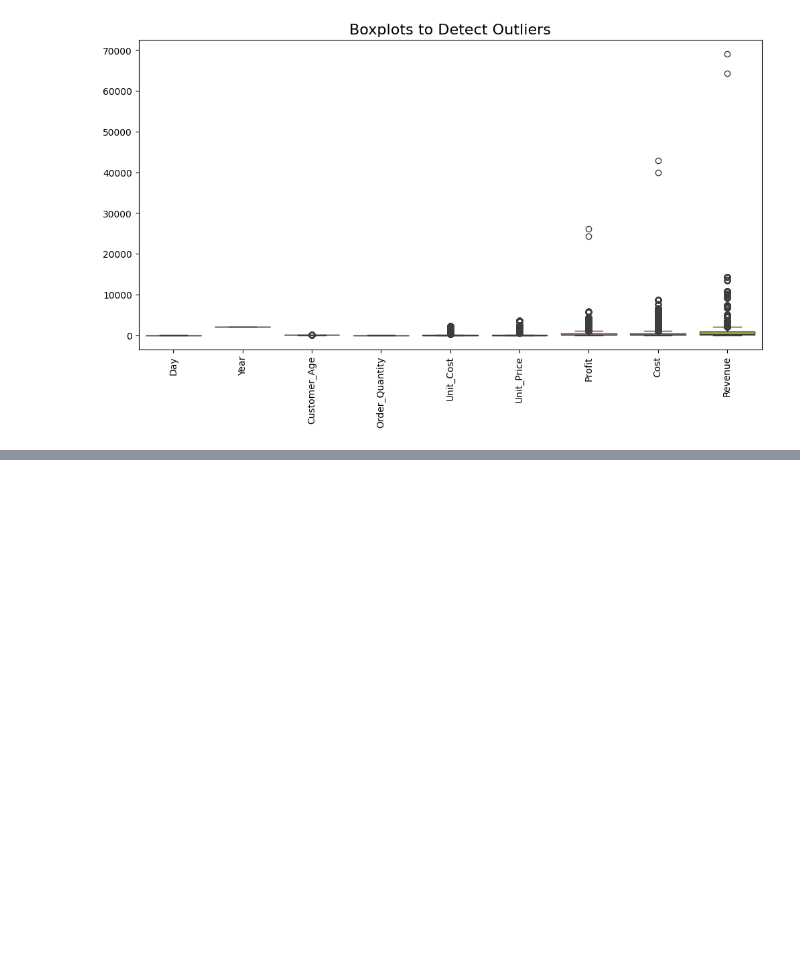
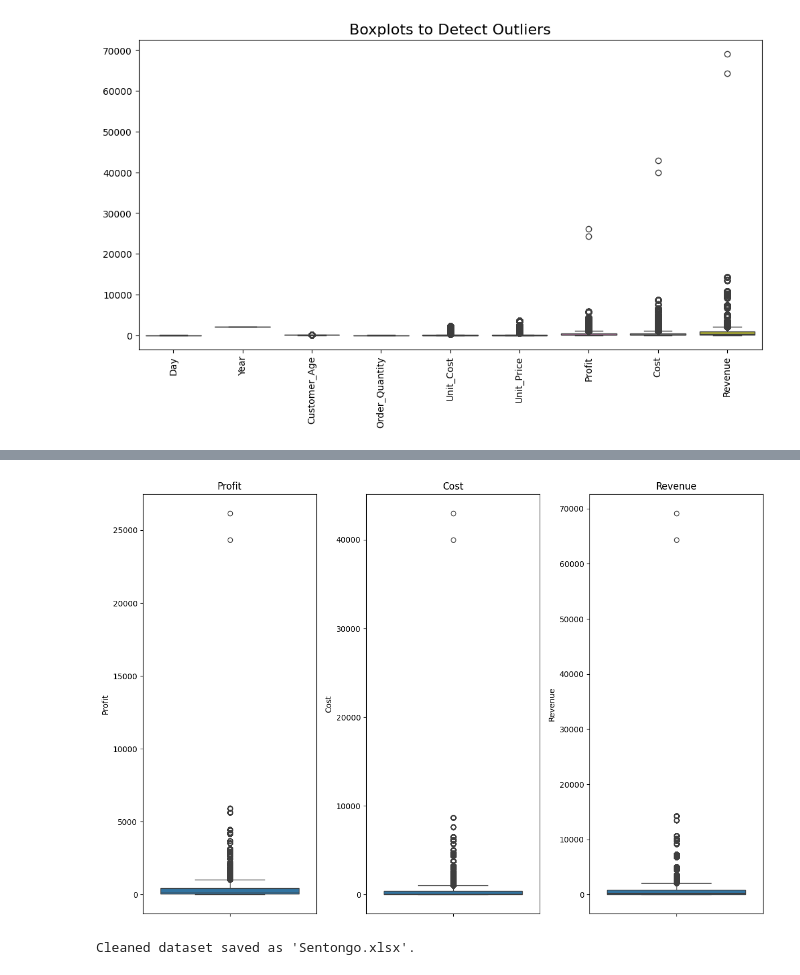
Before and after one commit to sentongo-web/Data-mining, a Jupyter notebook: Bike_Sales.ipynb, the cells around one changed output, grey strips where cells are left out. Saved outputs shown, nothing was run; the diff lists cells and outputs as text; code cells hidden in the pictures; blank space fills up the shorter version.

```diff
--- a/Bike_Sales.ipynb
+++ b/Bike_Sales.ipynb
@@ -145,0 +165,31 @@ plt.show()
+# %%
+# Plotting boxplots to visualize outliers
+plt.figure(figsize=(12, 8))
+plt.subplot(1, 3, 1)
+sns.boxplot(y=bike_sales['Profit'])
+plt.title('Profit')
+
+plt.subplot(1, 3, 2)
+sns.boxplot(y=bike_sales['Cost'])
+plt.title('Cost')
+
+plt.subplot(1, 3, 3)
+sns.boxplot(y=bike_sales['Revenue'])
+plt.title('Revenue')
+
+plt.tight_layout()
+plt.show()
+# %% [output]
+[figure, added]
+# %%
+# Removing outliers for relevant columns
+columns_with_outliers = ['Profit', 'Cost', 'Revenue']
+
+for column in columns_with_outliers:
+    bike_sales = remove_outliers(bike_sales, column)
+
+# Save the cleaned dataset
+bike_sales.to_excel('Sentongo.xlsx', index=False)
+print("Cleaned dataset saved as 'Sentongo.xlsx'.")
+# %% [output]
+Cleaned dataset saved as 'Sentongo.xlsx'.
```
Also changed, not shown: parts of 7 cells of this notebook, 1 other file.
